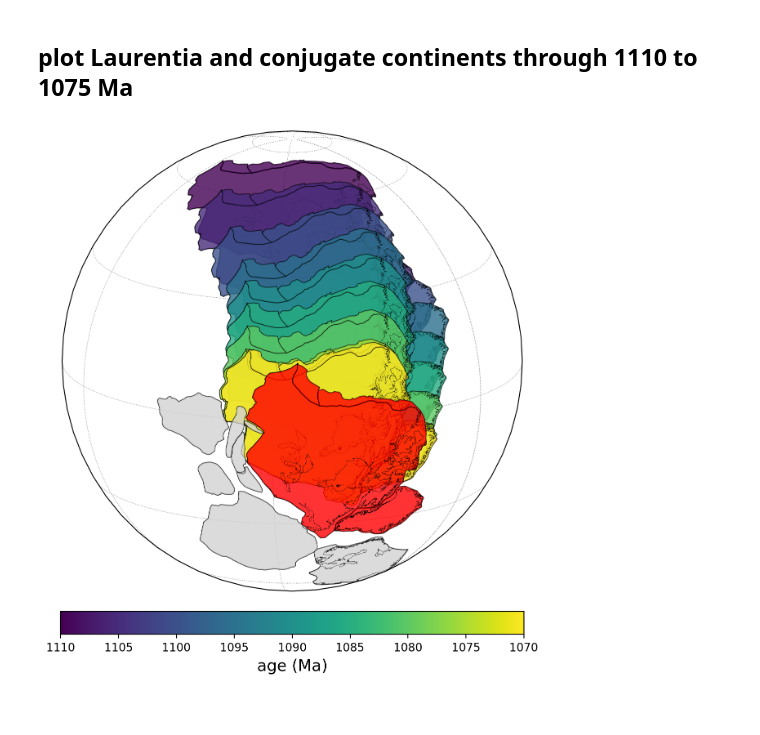
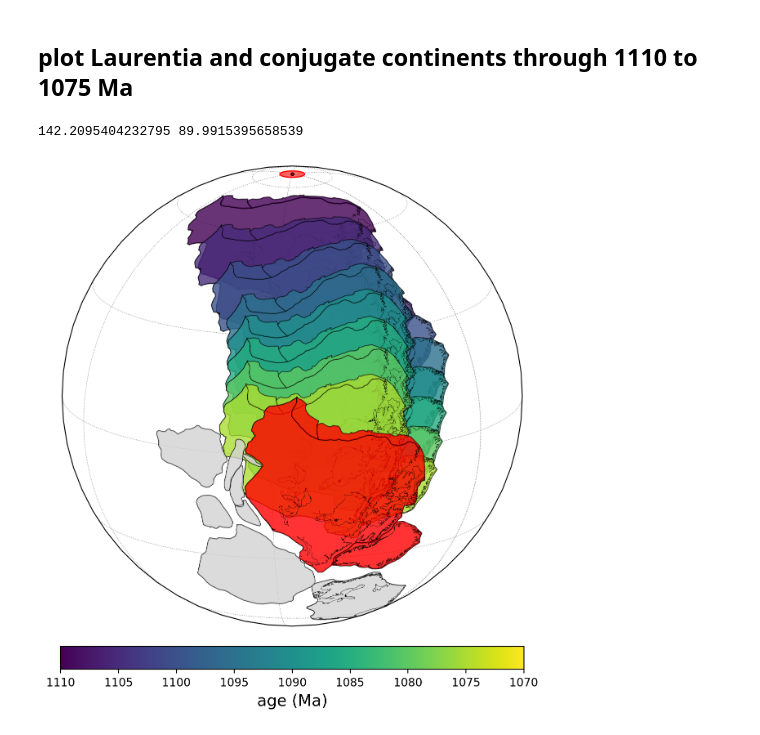
Before and after one commit to Swanson-Hysell-Group/Jacobsville, a Jupyter notebook: Code/Jacobsville_paleogeography.ipynb, the cells around one changed output. Cells and saved outputs as stored; diff of their text form; code cells hidden in the pictures.

```diff
--- a/Code/Jacobsville_paleogeography.ipynb
+++ b/Code/Jacobsville_paleogeography.ipynb
@@ -427,17 +427,31 @@ Rayner_India_Euler = [1.8434,-165.1696,-91.8395]
 # %% [markdown]
 ## plot Laurentia and conjugate continents through 1110 to 1075 Ma
 # %%
-updated_rotation_filename = '../Data/models_shapes/TC2017-SHM2017-D2018-extended_2euler.rot'
-rotation_model = pgp.RotationModel(updated_rotation_filename)
+rotation_file_Jacobsville = '../Data/models_shapes/TC2017-SHM2017-D2018-extended_2euler_Jacobsville.rot'
+rotation_file_Grenville = '../Data/models_shapes/TC2017-SHM2017-D2018-extended_2euler_Grenville.rot'
+
+rotation_model_Jacobsville = pgp.RotationModel(rotation_file_Jacobsville)
+rotation_model_Grenville = pgp.RotationModel(rotation_file_Grenville)
+
 fixed_plate = 1 # Indo-atlantic hotspot frame
 
-all_reconstruction_times = [1110, 1105, 1100, 1095, 1090, 1085, 1080, 1075, 1070, 990]
+all_reconstruction_times = [1110, 1105, 1100, 1095, 1090, 1085, 1080, 1075, 990]
 
-Laurentia_rotations = [rotation_model.get_rotation(time, 101, 0, fixed_plate, 1).get_lat_lon_euler_pole_and_angle_degrees() for time in all_reconstruction_times]
-Greenland_rotations = [rotation_model.get_rotation(time, 102, 0, fixed_plate, 1).get_lat_lon_euler_pole_and_angle_degrees() for time in all_reconstruction_times]
-Kalahari_rotations = [rotation_model.get_rotation(time, 7011, 0, fixed_plate, 1).get_lat_lon_euler_pole_and_angle_degrees() for time in all_reconstruction_times]
-Amazonia_rotations = [rotation_model.get_rotation(time, 201, 0, fixed_plate, 1).get_lat_lon_euler_pole_and_angle_degrees() for time in all_reconstruction_times]
-Baltica_rotations = [rotation_model.get_rotation(time, 302, 0, fixed_plate, 1).get_lat_lon_euler_pole_and_angle_degrees() for time in all_reconstruction_times]
+# use Torsvik et al. (2017) rotation model updated with 2 euler rotation of the Keweenawan Track and the Jacobsville Formation pole
+Laurentia_rotations = [rotation_model_Jacobsville.get_rotation(time, 101, 0, fixed_plate, 1).get_lat_lon_euler_pole_and_angle_degrees()
+                       for time in all_reconstruction_times]
+Greenland_rotations = [rotation_model_Jacobsville.get_rotation(time, 102, 0, fixed_plate, 1).get_lat_lon_euler_pole_and_angle_degrees()
+                       for time in all_reconstruction_times]
+Kalahari_rotations = [rotation_model_Jacobsville.get_rotation(time, 7011, 0, fixed_plate, 1).get_lat_lon_euler_pole_and_angle_degrees()
+                      for time in all_reconstruction_times]
+Amazonia_rotations = [rotation_model_Jacobsville.get_rotation(time, 201, 0, fixed_plate, 1).get_lat_lon_euler_pole_and_angle_degrees()
+                      for time in all_reconstruction_times]
+Baltica_rotations = [rotation_model_Jacobsville.get_rotation(time, 302, 0, fixed_plate, 1).get_lat_lon_euler_pole_and_angle_degrees()
+                     for time in all_reconstruction_times]
+
+# use Grenville pole rot file to rotate Laurentia to 1015 Ma (Haliburton pole)
+Laurentia_position_Grenville = rotation_model_Grenville.get_rotation(1015, 101, 0, fixed_plate, 1).get_lat_lon_euler_pole_and_angle_degrees()
+Greenland_position_Grenville = rotation_model_Grenville.get_rotation(1015, 102, 0, fixed_plate, 1).get_lat_lon_euler_pole_and_angle_degrees()
 # %%
 ax = ipmag.make_orthographic_map(add_land=False, central_longitude=125, central_latitude=15,
                                  figsize=(8,8), grid_lines=False)
@@ -457,34 +471,36 @@ for i in range(len(all_reconstruction_times)):
         rgba = Keween_scalarMap.to_rgba(all_reconstruction_times[i])
         hex_color = colors.rgb2hex(rgba)
     else:
         hex_color='red'
     craton_plot(ax, [101], [Laurentia_rotations[i]],
                 'k', hex_color, cratons_alpha, cratons_lw, gpml='../Data/models_shapes/shapes_cratons.gpml')
     craton_plot(ax, [101], [Laurentia_rotations[i]],
             'k', hex_color, cratons_alpha, outline_lw, gpml='../Data/models_shapes/CEED6_LAND_select.gpml',draw_face=False)
     craton_plot(ax, [153], [Laurentia_rotations[i]],
                 'k', hex_color, cratons_alpha, cratons_lw, gpml='../Data/models_shapes/shapes_cratons.gpml')
     craton_plot(ax, [162], [Laurentia_rotations[i]],
                 'k', hex_color, cratons_alpha, cratons_lw, gpml='../Data/models_shapes/shapes_cratons.gpml')
     # Greenland
     craton_plot(ax, [102], [Greenland_rotations[i]],
                 'k', hex_color, cratons_alpha, cratons_lw, gpml='../Data/models_shapes/shapes_cratons.gpml')
     craton_plot(ax, [102], [Greenland_rotations[i]],
             'k', hex_color, cratons_alpha, outline_lw, gpml='../Data/models_shapes/CEED6_LAND_select.gpml',draw_face=False)
 
-# plot_Laurentia(ax, Laurentia_rotations[-1])
 plot_Baltica(ax, Laurentia_rotations[-1])
 plot_Amazonia(ax, Laurentia_rotations[-1])
 plot_Kalahari(ax, Laurentia_rotations[-1])
 plot_Cuyania(ax, Laurentia_rotations[-1])
 plot_AREPA(ax, Laurentia_rotations[-1])
 plot_RDLP(ax,Laurentia_rotations[-1])
 
-cbar=plt.colorbar(Keween_scalarMap,orientation='horizontal',fraction=0.046, pad=0.04, label='Midcontinent Rift Volcanics pole age (Ma)')
+rotated_pole_plot(ax, 183.4, -16.9,  3.1, [Laurentia_rotations[-1]], 'o', s=5, marker_color='r', a95_color='r', a95_alpha=0.6)
+
+cbar=plt.colorbar(Keween_scalarMap,orientation='horizontal',fraction=0.046, pad=0.04, label='Age (Ma)')
 cbar.ax.invert_xaxis()
 cbar.set_label(label='age (Ma)', fontsize=14)
 
-# plt.savefig('../Figures/Pmag/Jacobsville_paleogeography.pdf', bbox_inches='tight')
+plt.savefig('../Figures/Pmag/Jacobsville_paleogeography.pdf', bbox_inches='tight')
 plt.show()
 # %% [output]
+142.2095404232795 89.9915395658539
-[figure, old version]
+[figure, new version]
```
Also changed, not shown: parts of 2 cells of this notebook.
